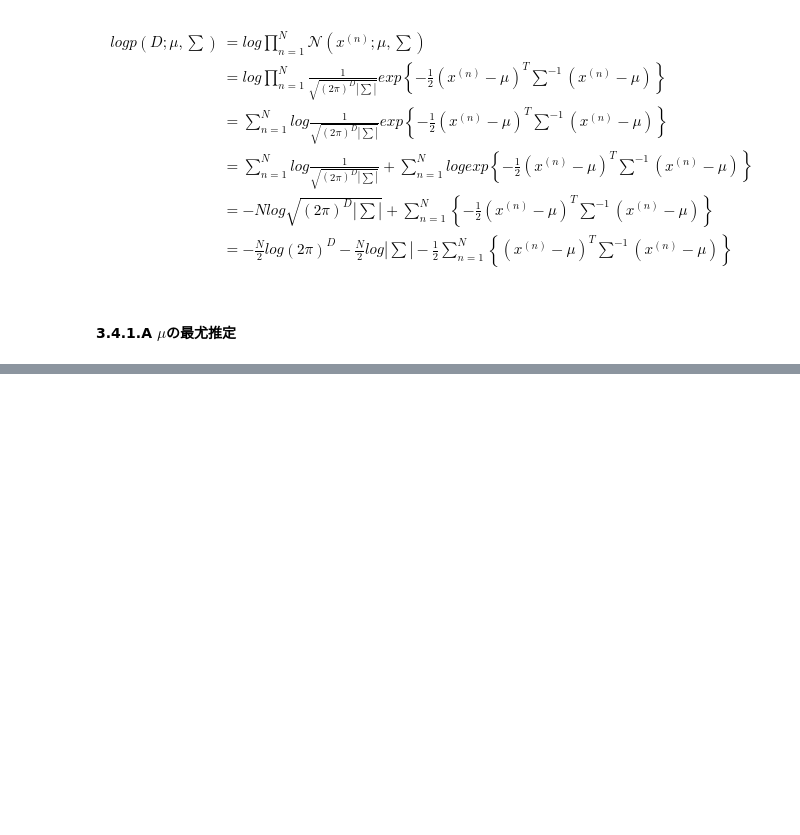
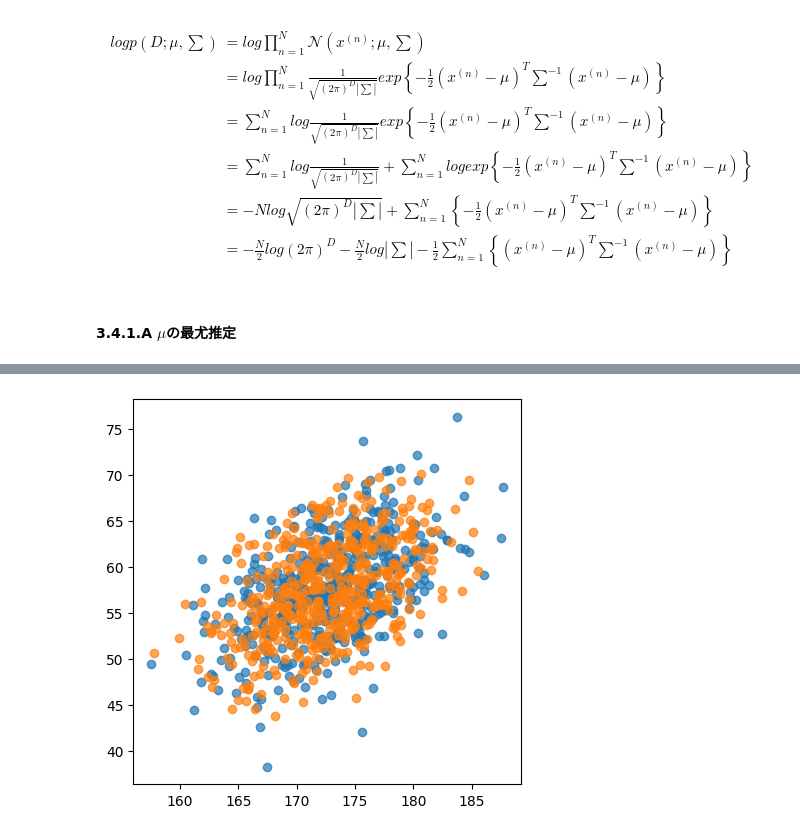
Before and after one commit to Spica08/deep-learning-from-scratch-5, a Jupyter notebook: step3.ipynb, the cells around one changed output, grey strips where cells are left out. Drawn from its saved outputs; the diff is of its cells as text; code cells hidden in the pictures; blank space fills up the shorter version.

```diff
--- a/step3.ipynb
+++ b/step3.ipynb
@@ -224,0 +413,10 @@ x^TAx &= z^T(Az)\\
+# %%
+# データ生成
+samples = np.random.multivariate_normal(mu, cov, 500)
+
+fig, ax = plt.subplots(figsize = (5, 5))
+ax.scatter(small_xs[:,0], small_xs[:, 1], alpha = 0.7)
+ax.scatter(samples[:,0], samples[:, 1], alpha = 0.7)
+fig.show()
+# %% [output]
+[figure, added]
```
Also changed, not shown: parts of 16 cells of this notebook.
